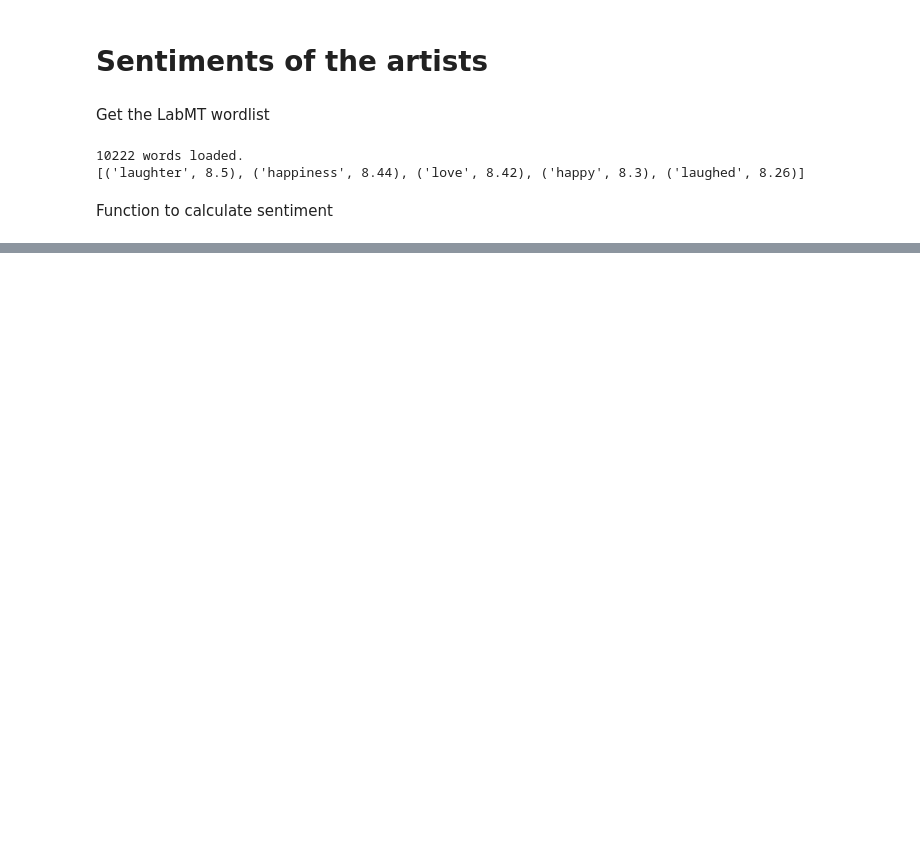
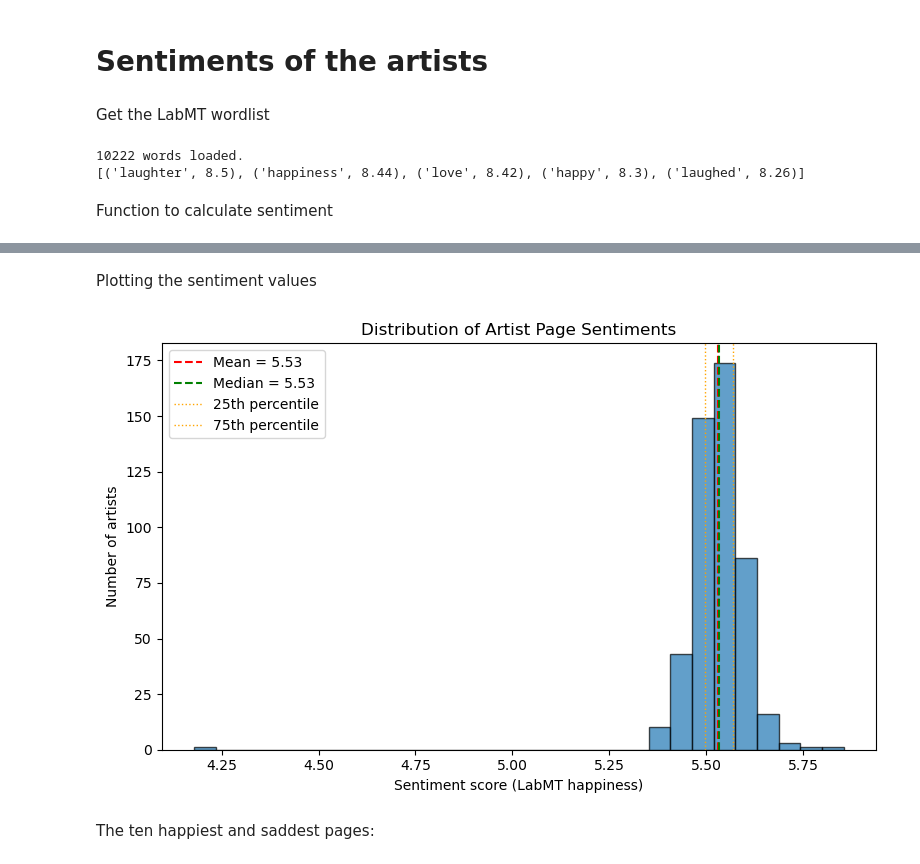
Before and after one commit to fridapfrandsen/SocialGraphsAssignment1, a Jupyter notebook: Part4.ipynb, the cells around one changed output, grey strips where cells are left out. Cells and saved outputs as stored; diff of their text form; code cells hidden in the pictures; blank space fills up the shorter version.

```diff
--- a/Part4.ipynb
+++ b/Part4.ipynb
@@ -50,0 +53,8 @@ def calc_sentiment(tokens):
+# %%
+for node, data in G.nodes(data=True):
+    text = data.get("wikitext")
+    if not text:
+        continue
+    tokens = re.findall(r"\w+", text.lower())
+    sentiment = calc_sentiment(tokens)
+    G.nodes[node]["sentiment"] = sentiment
@@ -50,0 +63,18 @@ def calc_sentiment(tokens):
+# %%
+sentiments = [G.nodes[n]["sentiment"] for n in G.nodes() if not np.isnan(G.nodes[n]["sentiment"])]
+
+mean_sent = np.mean(sentiments)
+median_sent = np.median(sentiments)
+var_sent = np.var(sentiments)
+p25 = np.percentile(sentiments, 25)
+p75 = np.percentile(sentiments, 75)
+min = np.min(sentiments)
+max = np.max(sentiments)
+
+print(f"Mean: {mean_sent:.2f}")
+print(f"Median: {median_sent:.2f}")
+print(f"Variance: {var_sent:.4f}")
+print(f"25th percentile: {p25:.2f}")
+print(f"75th percentile: {p75:.2f}")
+print(f"Minumum sentiment: {min:.2f}")
+print(f"Maximum sentiment: {max:.2f}")
@@ -50,0 +89,21 @@ def calc_sentiment(tokens):
+# %% [markdown]
+Plotting the sentiment values
+# %%
+plt.figure(figsize=(8,5))
+plt.hist(sentiments, bins=30, edgecolor='black', alpha=0.7)
+
+plt.axvline(mean_sent, color='red', linestyle='dashed', linewidth=1.5, label=f"Mean = {mean_sent:.2f}")
+plt.axvline(median_sent, color='green', linestyle='dashed', linewidth=1.5, label=f"Median = {median_sent:.2f}")
+plt.axvline(p25, color='orange', linestyle='dotted', linewidth=1, label='25th percentile')
+plt.axvline(p75, color='orange', linestyle='dotted', linewidth=1, label='75th percentile')
+
+plt.title("Distribution of Artist Page Sentiments")
+plt.xlabel("Sentiment score (LabMT happiness)")
+plt.ylabel("Number of artists")
+plt.legend()
+plt.tight_layout()
+plt.show()
+# %% [output]
+[figure, added]
+# %% [markdown]
+The ten happiest and saddest pages:
```
Also changed, not shown: parts of 5 cells of this notebook.
